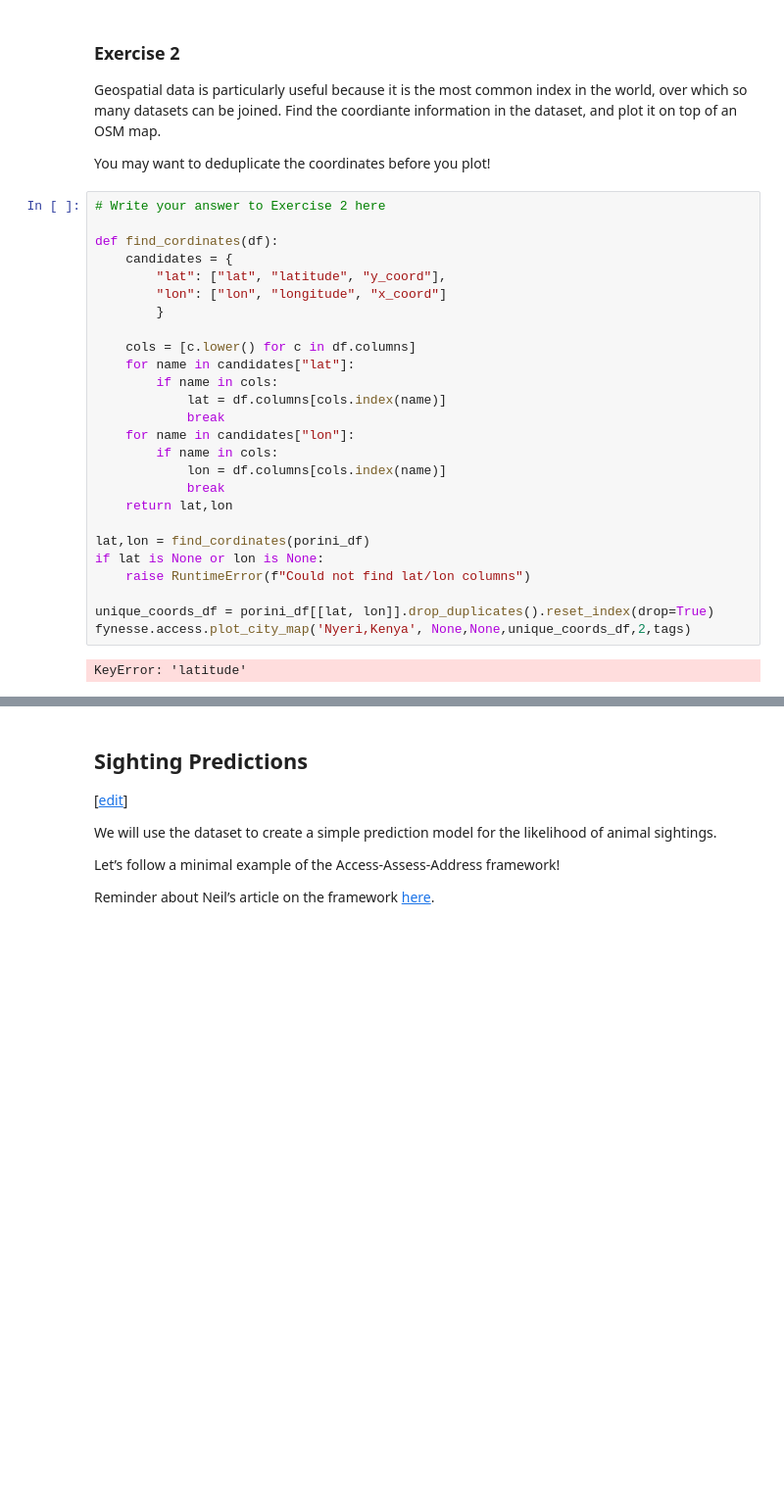
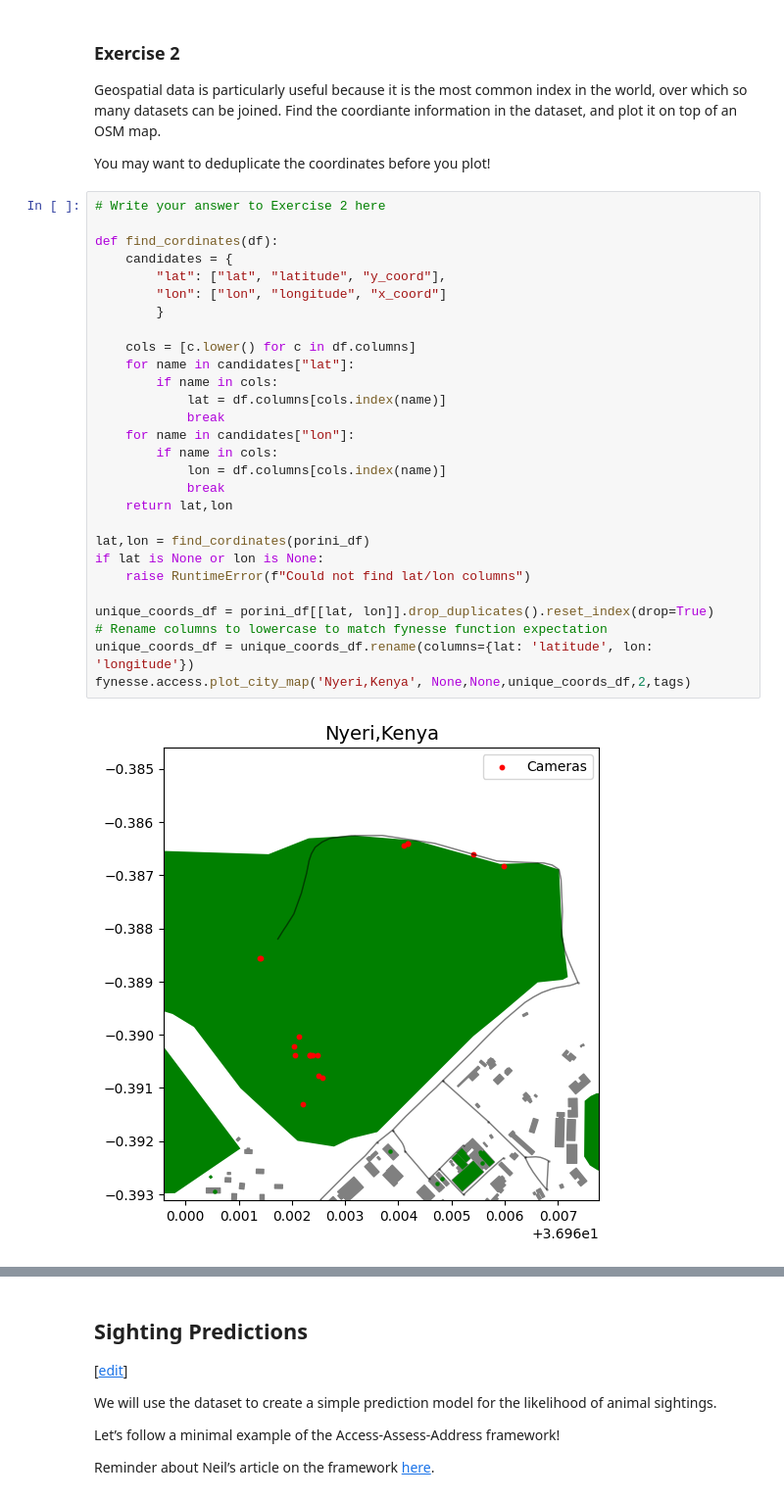
Before and after one commit to call493/MLFC, a Jupyter notebook: _notebooks/03-dataset-joining-practical.ipynb, the cells around one changed output, grey strips where cells are left out. Shown at 98% size. Cells and saved outputs as stored; diff of their text form; blank space fills up the shorter version.

```diff
--- a/_notebooks/03-dataset-joining-practical.ipynb
+++ b/_notebooks/03-dataset-joining-practical.ipynb
@@ -163,31 +163,33 @@ You may want to deduplicate the coordinates before you plot!
 # %%
 # Write your answer to Exercise 2 here
 
 def find_cordinates(df):
     candidates = {
         "lat": ["lat", "latitude", "y_coord"],
         "lon": ["lon", "longitude", "x_coord"]
         }
 
     cols = [c.lower() for c in df.columns]
     for name in candidates["lat"]:
         if name in cols:
             lat = df.columns[cols.index(name)]
             break
     for name in candidates["lon"]:
         if name in cols:
             lon = df.columns[cols.index(name)]
             break
     return lat,lon
 
 lat,lon = find_cordinates(porini_df)
 if lat is None or lon is None:
     raise RuntimeError(f"Could not find lat/lon columns")
 
 unique_coords_df = porini_df[[lat, lon]].drop_duplicates().reset_index(drop=True)
+# Rename columns to lowercase to match fynesse function expectation
+unique_coords_df = unique_coords_df.rename(columns={lat: 'latitude', lon: 'longitude'})
 fynesse.access.plot_city_map('Nyeri,Kenya', None,None,unique_coords_df,2,tags)
 # %% [output]
-KeyError: 'latitude'
+[figure, added]
 # %% [markdown]
 <!-- Dsail Porini Address -->
 # %% [markdown]
```
Also changed, not shown: parts of 2 cells of this notebook.
